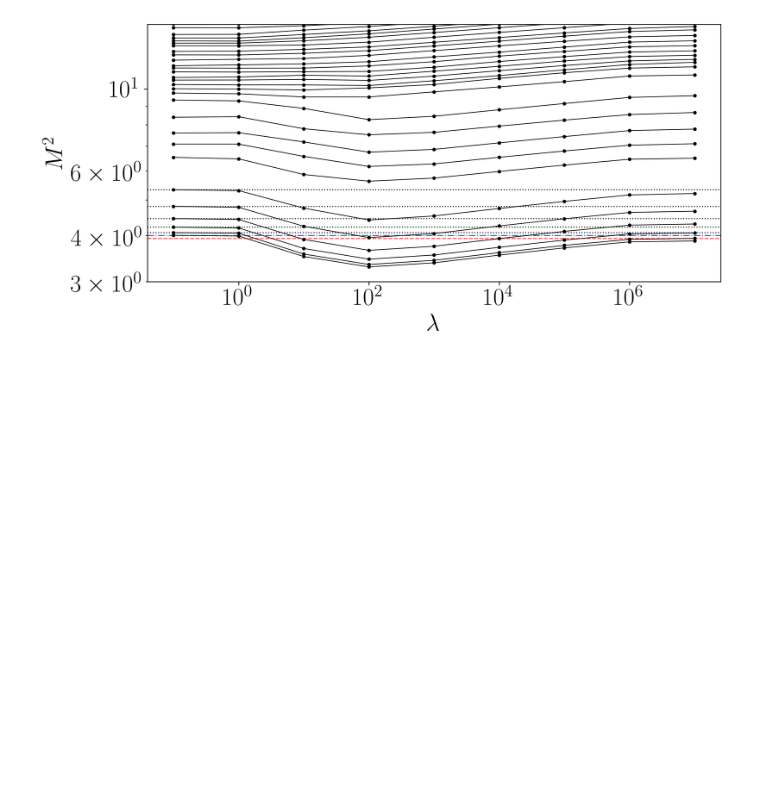
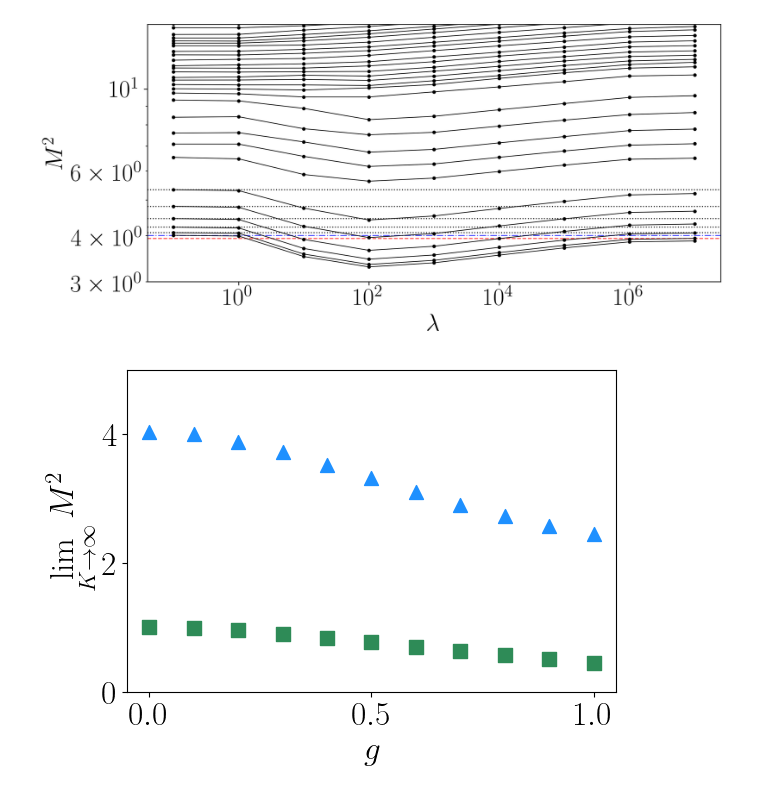
Before and after one commit to cgustin99/OpenParticle, a Jupyter notebook: models/Yukawa/yukawa_paper_results.ipynb, the cells around one changed output. Saved outputs shown, nothing was run; the diff lists cells and outputs as text; code cells hidden in the pictures; blank space fills up the shorter version.

```diff
--- a/models/Yukawa/yukawa_paper_results.ipynb
+++ b/models/Yukawa/yukawa_paper_results.ipynb
@@ -569,0 +624,11 @@ plt.show()
+# %%
+plt.scatter(gs, ms_Q1, color='seagreen', marker='s', s=100, label = r'$Q = 1$')
+plt.scatter(gs, ms_Q2, color='dodgerblue', marker='^', s=100, label = r'$Q = 1$')
+
+plt.ylabel(r"$\lim\limits_{K \rightarrow \infty}M^2$")
+plt.xlabel(f"$g$")
+plt.ylim(0, 5)
+plt.tight_layout()
+# plt.savefig("/Users/carterm.gustin/Downloads/M2_vs_g.pdf")
+# %% [output]
+[figure, added]
```
Also changed, not shown: parts of 6 cells of this notebook.
